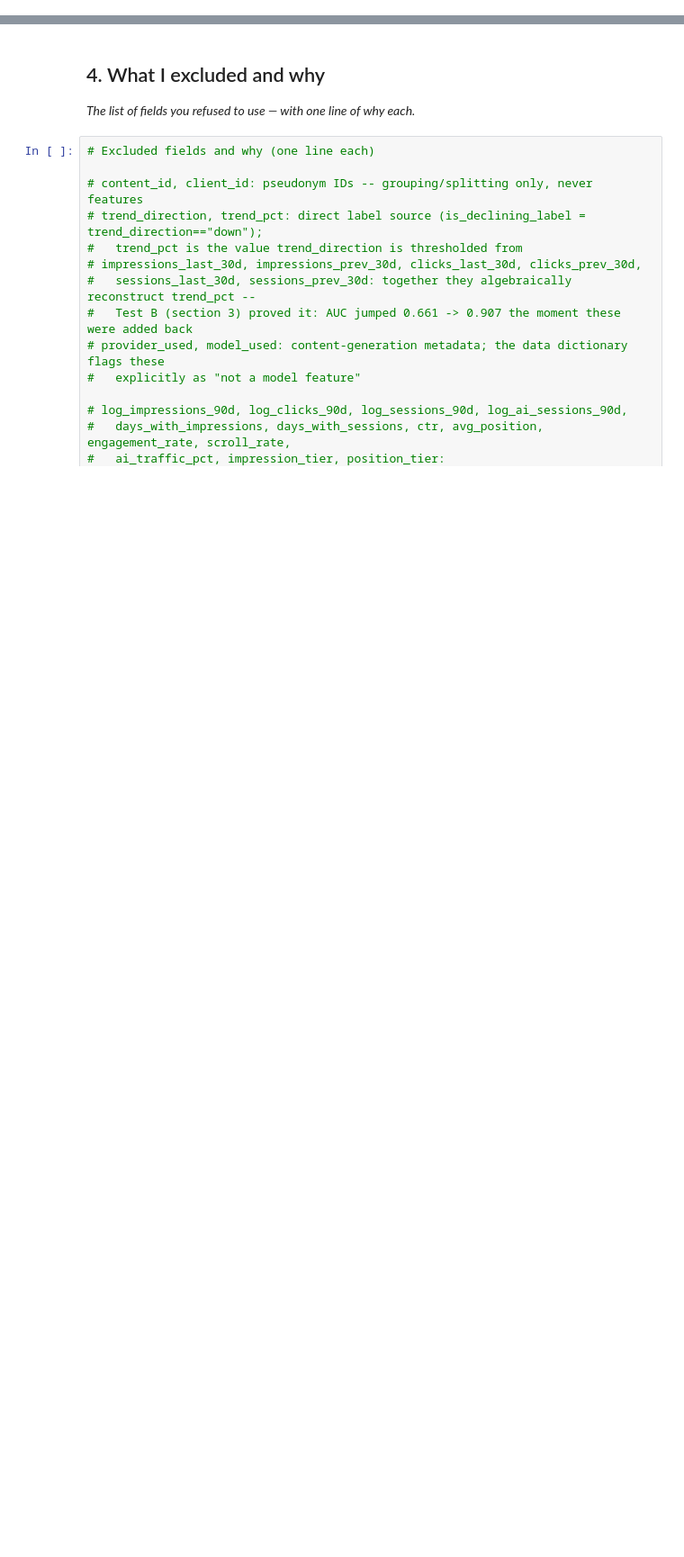
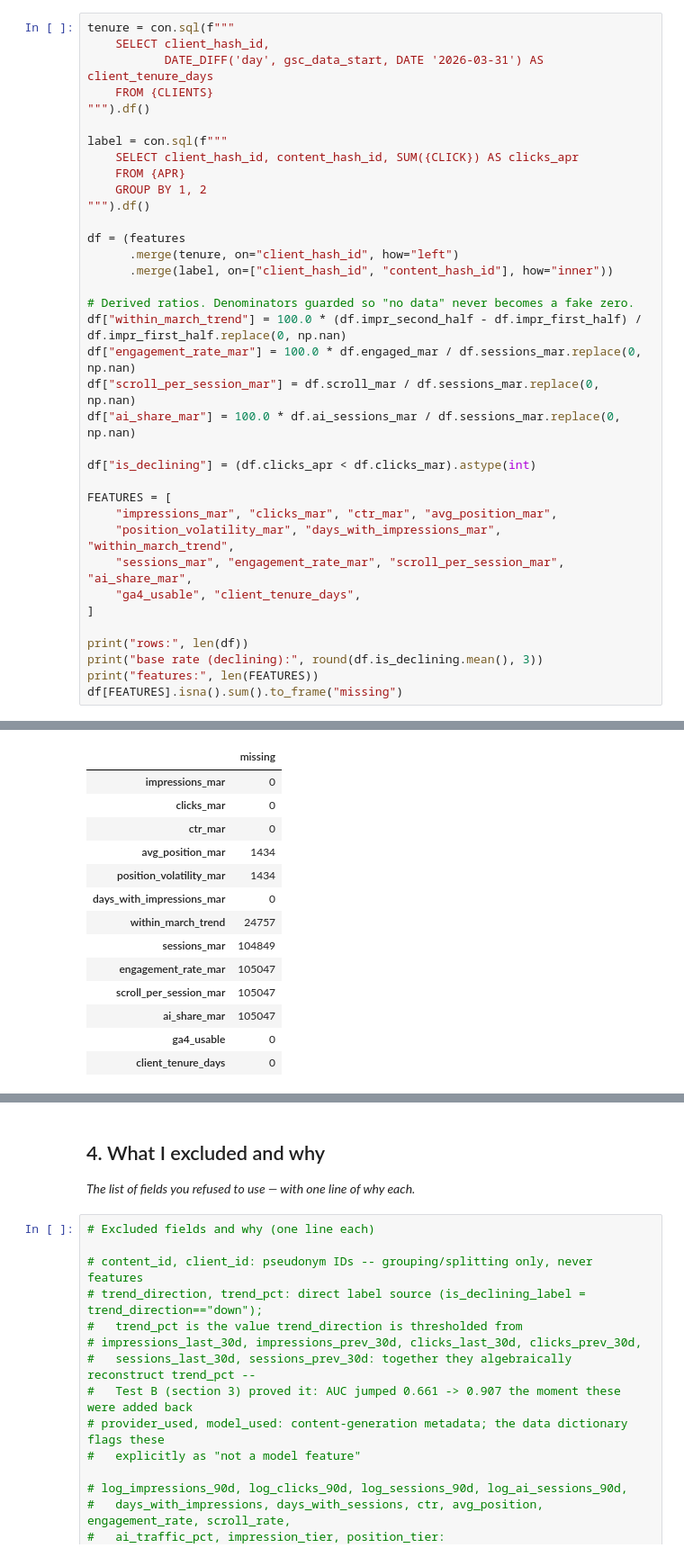
Before and after one commit to Jericho-Ram/FlyRank-Internship-ML, a Jupyter notebook: work/notebooks/w03_feature_leakage_check.ipynb, the cells around one changed output, grey strips where cells are left out. Shown at 90% size. Saved outputs shown, nothing was run; the diff lists cells and outputs as text; blank space fills up the shorter version.

```diff
--- a/work/notebooks/w03_feature_leakage_check.ipynb
+++ b/work/notebooks/w03_feature_leakage_check.ipynb
@@ -235,0 +105,37 @@ Test C -- drop from removing the overlap block: +0.120
+# %%
+tenure = con.sql(f"""
+    SELECT client_hash_id,
+           DATE_DIFF('day', gsc_data_start, DATE '2026-03-31') AS client_tenure_days
+    FROM {CLIENTS}
+""").df()
+
+label = con.sql(f"""
+    SELECT client_hash_id, content_hash_id, SUM({CLICK}) AS clicks_apr
+    FROM {APR}
+    GROUP BY 1, 2
+""").df()
+
+df = (features
+      .merge(tenure, on="client_hash_id", how="left")
+      .merge(label, on=["client_hash_id", "content_hash_id"], how="inner"))
+
+# Derived ratios. Denominators guarded so "no data" never becomes a fake zero.
+df["within_march_trend"] = 100.0 * (df.impr_second_half - df.impr_first_half) / df.impr_first_half.replace(0, np.nan)
+df["engagement_rate_mar"] = 100.0 * df.engaged_mar / df.sessions_mar.replace(0, np.nan)
+df["scroll_per_session_mar"] = df.scroll_mar / df.sessions_mar.replace(0, np.nan)
+df["ai_share_mar"] = 100.0 * df.ai_sessions_mar / df.sessions_mar.replace(0, np.nan)
+
+df["is_declining"] = (df.clicks_apr < df.clicks_mar).astype(int)
+
+FEATURES = [
+    "impressions_mar", "clicks_mar", "ctr_mar", "avg_position_mar",
+    "position_volatility_mar", "days_with_impressions_mar", "within_march_trend",
+    "sessions_mar", "engagement_rate_mar", "scroll_per_session_mar", "ai_share_mar",
+    "ga4_usable", "client_tenure_days",
+]
+
+print("rows:", len(df))
+print("base rate (declining):", round(df.is_declining.mean(), 3))
+print("features:", len(FEATURES))
+df[FEATURES].isna().sum().to_frame("missing")
+# %% [output]
@@ -235,0 +145,14 @@ Test C -- drop from removing the overlap block: +0.120
+|  | missing |
+| impressions_mar | 0 |
+| clicks_mar | 0 |
+| ctr_mar | 0 |
+| avg_position_mar | 1434 |
+| position_volatility_mar | 1434 |
+| days_with_impressions_mar | 0 |
+| within_march_trend | 24757 |
+| sessions_mar | 104849 |
+| engagement_rate_mar | 105047 |
+| scroll_per_session_mar | 105047 |
+| ai_share_mar | 105047 |
+| ga4_usable | 0 |
+| client_tenure_days | 0 |
```
Also changed, not shown: parts of 25 cells of this notebook.
